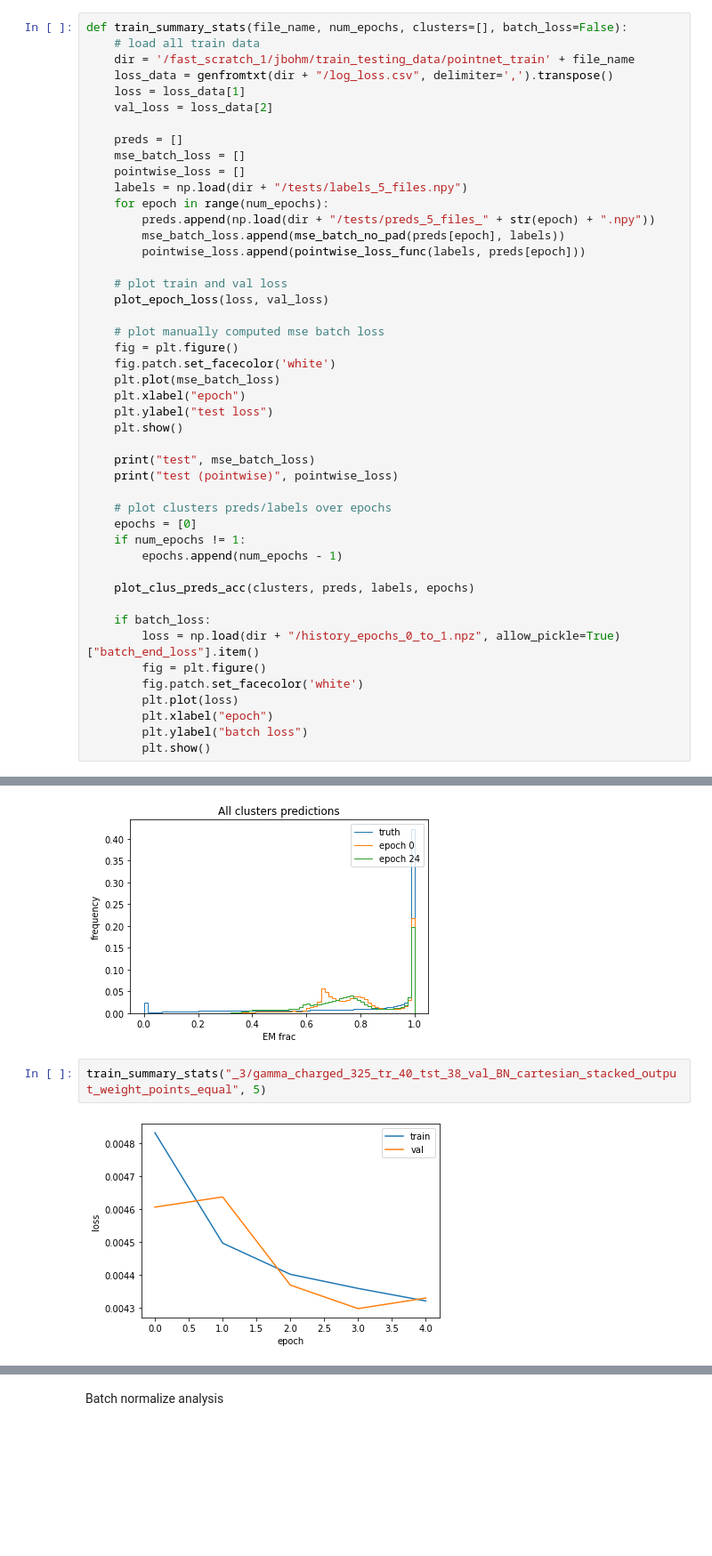
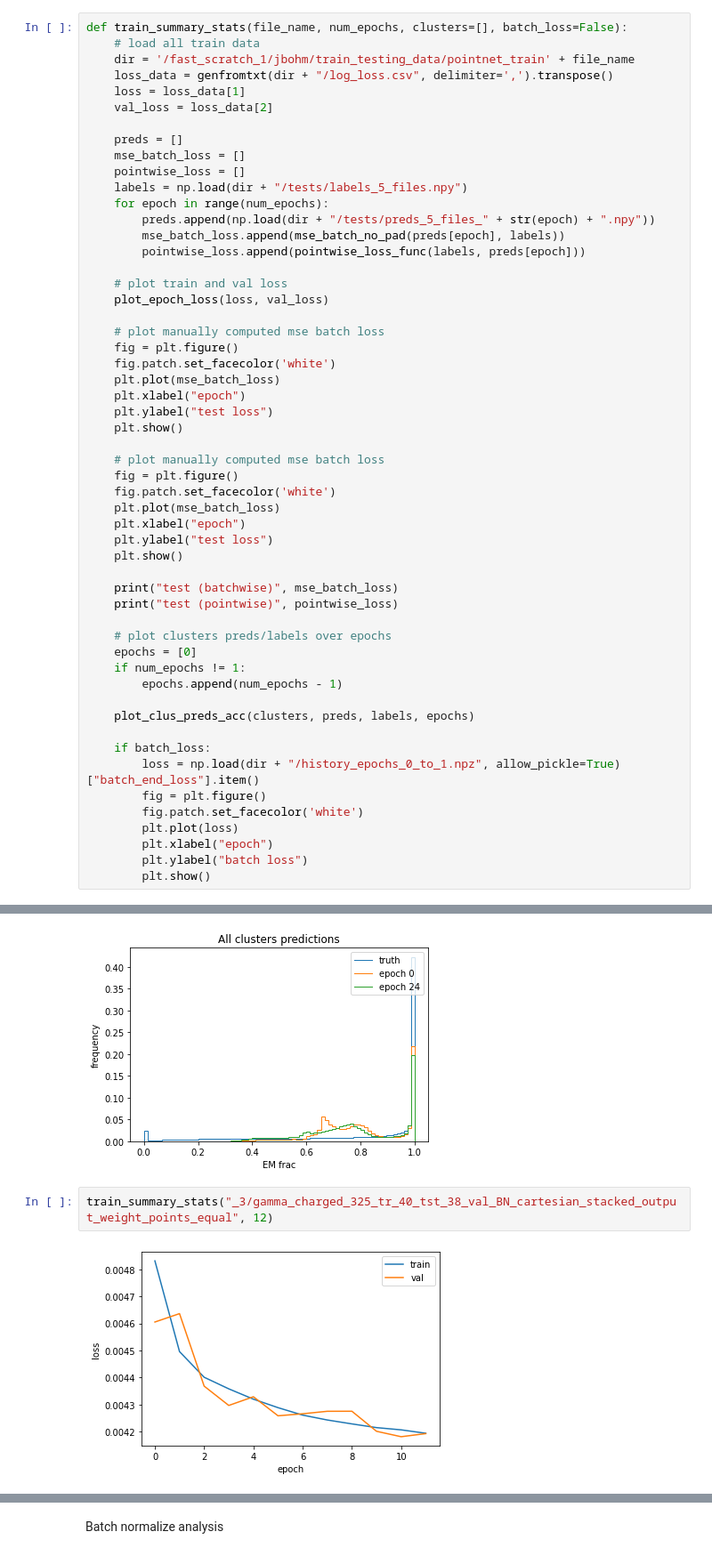
Before and after one commit to markojovo/JetPointNet, a Jupyter notebook: nbs/training_analysis.ipynb, the cells around one changed output, grey strips where cells are left out. Shown at 89% size. Cells and saved outputs as stored; diff of their text form; blank space fills up the shorter version.

```diff
--- a/nbs/training_analysis.ipynb
+++ b/nbs/training_analysis.ipynb
@@ -743,7 +744,15 @@ def train_summary_stats(file_name, num_epochs, clusters=[], batch_loss=False):
     plt.ylabel("test loss")
     plt.show()
 
-    print("test", mse_batch_loss)
+    # plot manually computed mse batch loss
+    fig = plt.figure()
+    fig.patch.set_facecolor('white')
+    plt.plot(mse_batch_loss)
+    plt.xlabel("epoch")
+    plt.ylabel("test loss")
+    plt.show()
+
+    print("test (batchwise)", mse_batch_loss)
     print("test (pointwise)", pointwise_loss)
 
     # plot clusters preds/labels over epochs
@@ -847,6 +865,6 @@ test (pointwise) [0.06445424111002784, 0.056832491400519415, 0.05591326794460432
 <Figure size 432x288 with 0 Axes>
 [figure]
 # %%
-train_summary_stats("_3/gamma_charged_325_tr_40_tst_38_val_BN_cartesian_stacked_output_weight_points_equal", 5)
+train_summary_stats("_3/gamma_charged_325_tr_40_tst_38_val_BN_cartesian_stacked_output_weight_points_equal", 12)
 # %% [output]
-[figure, old version]
+[figure, new version]
```
Also changed, not shown: parts of 11 cells of this notebook, 8 other files.
